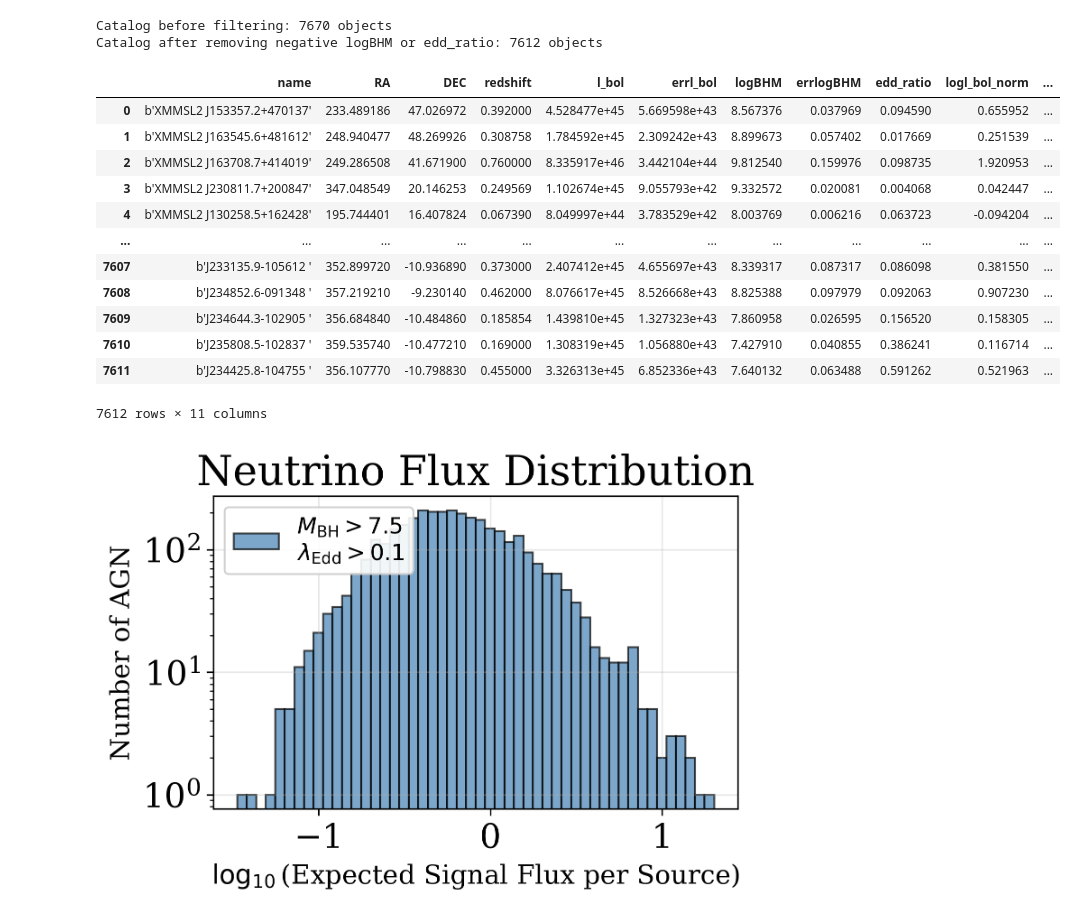
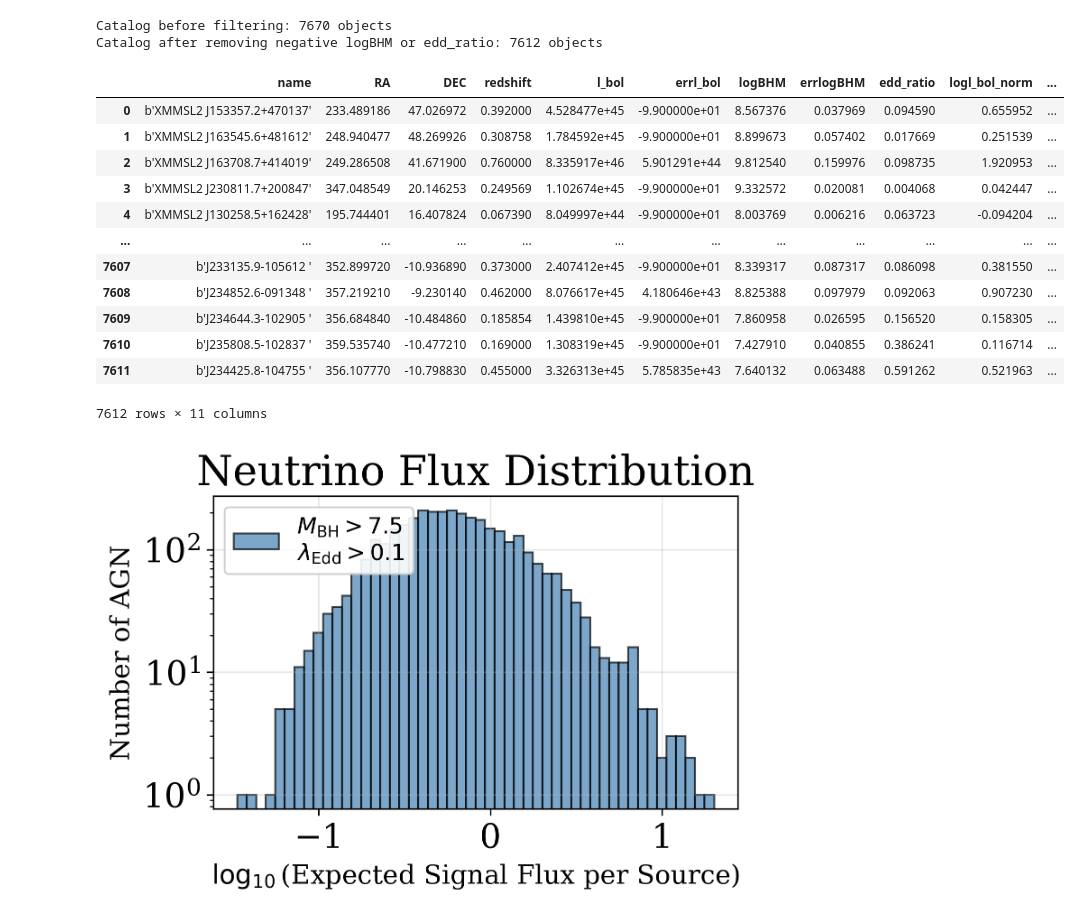
Before and after one commit to sophieroux/PopulationModelingFramework, a Jupyter notebook: population_step_nu_lumi.ipynb, the cells around one changed output. Cells and saved outputs as stored; diff of their text form; code cells hidden in the pictures.

```diff
--- a/population_step_nu_lumi.ipynb
+++ b/population_step_nu_lumi.ipynb
@@ -135,7 +135,7 @@ spiders_catalog = spiders_catalog[columns_to_keep]
 # define column mappings for redshift-based selection
 column_mappings = {
     'l_bol': ('l_bol2', 'l_bol1'),
-    'errl_bol': ('errl_bol2', 'errl_bol1'),
+    'errl_bol': ('errl_bol1', 'errl_bol2'),
     'logBHM': ('logBHMVP_hb', 'logBHMS_mgII'),
     'errlogBHM': ('errlogBHMVP_hb', 'errlogBHMS_mgII'),
     'edd_ratio': ('edd_ratio2', 'edd_ratio1')
@@ -144,44 +144,44 @@ column_mappings = {
 # create columns based on redshift condition
 for new_col, (low_z_col, high_z_col) in column_mappings.items():
     spiders_catalog[new_col] = np.where(spiders_catalog['redshift'] < 0.6,
                                        spiders_catalog[low_z_col],
                                        spiders_catalog[high_z_col])
 
 # drop all the old columns used in the mapping
 columns_to_drop = ['l_bol1', 'errl_bol1', 'l_bol2', 'errl_bol2',
                    'logBHMVP_hb', 'logBHMA_hb', 'errlogBHMVP_hb', 'errlogBHMA_hb',
                    'logBHMS_mgII', 'errlogBHMS_mgII',
                    'edd_ratio1', 'edd_ratio2']
 spiders_catalog = spiders_catalog.drop(columns=columns_to_drop)
 
 # remove negative values in logBHM or edd_ratio
 print(f"Catalog before filtering: {len(spiders_catalog)} objects")
 spiders_catalog = spiders_catalog[(spiders_catalog['logBHM'] >= 0) & (spiders_catalog['edd_ratio'] >= 0) & (spiders_catalog['l_bol'] >= 0)]
 print(f"Catalog after removing negative logBHM or edd_ratio: {len(spiders_catalog)} objects")
 # add normalized log bolometric luminosity: log10(l_bol) - 45 (dex above 1e45 erg/s)
 spiders_catalog['logl_bol_norm'] = np.log10(spiders_catalog['l_bol']) - 45.0
 spiders_catalog['logBHM_norm'] = spiders_catalog['logBHM'] - 8.5
 
 # keep only the first 1000 sources in the catalog
 #spiders_catalog = spiders_catalog.iloc[:1000].reset_index(drop=True)
 #keep entire catalog
 spiders_catalog = spiders_catalog.reset_index(drop=True)
 spiders_catalog
 # %% [output]
 Catalog before filtering: 7670 objects
 Catalog after removing negative logBHM or edd_ratio: 7612 objects
 |  | name | RA | DEC | redshift | l_bol | errl_bol | logBHM | errlogBHM | edd_ratio | logl_bol_norm | ... |
-| 0 | b'XMMSL2 J153357.2+470137' | 233.489186 | 47.026972 | 0.392000 | 4.528477e+45 | 5.669598e+43 | 8.567376 | 0.037969 | 0.094590 | 0.655952 | ... |
-| 1 | b'XMMSL2 J163545.6+481612' | 248.940477 | 48.269926 | 0.308758 | 1.784592e+45 | 2.309242e+43 | 8.899673 | 0.057402 | 0.017669 | 0.251539 | ... |
-| 2 | b'XMMSL2 J163708.7+414019' | 249.286508 | 41.671900 | 0.760000 | 8.335917e+46 | 3.442104e+44 | 9.812540 | 0.159976 | 0.098735 | 1.920953 | ... |
-| 3 | b'XMMSL2 J230811.7+200847' | 347.048549 | 20.146253 | 0.249569 | 1.102674e+45 | 9.055793e+42 | 9.332572 | 0.020081 | 0.004068 | 0.042447 | ... |
-| 4 | b'XMMSL2 J130258.5+162428' | 195.744401 | 16.407824 | 0.067390 | 8.049997e+44 | 3.783529e+42 | 8.003769 | 0.006216 | 0.063723 | -0.094204 | ... |
+| 0 | b'XMMSL2 J153357.2+470137' | 233.489186 | 47.026972 | 0.392000 | 4.528477e+45 | -9.900000e+01 | 8.567376 | 0.037969 | 0.094590 | 0.655952 | ... |
+| 1 | b'XMMSL2 J163545.6+481612' | 248.940477 | 48.269926 | 0.308758 | 1.784592e+45 | -9.900000e+01 | 8.899673 | 0.057402 | 0.017669 | 0.251539 | ... |
+| 2 | b'XMMSL2 J163708.7+414019' | 249.286508 | 41.671900 | 0.760000 | 8.335917e+46 | 5.901291e+44 | 9.812540 | 0.159976 | 0.098735 | 1.920953 | ... |
+| 3 | b'XMMSL2 J230811.7+200847' | 347.048549 | 20.146253 | 0.249569 | 1.102674e+45 | -9.900000e+01 | 9.332572 | 0.020081 | 0.004068 | 0.042447 | ... |
+| 4 | b'XMMSL2 J130258.5+162428' | 195.744401 | 16.407824 | 0.067390 | 8.049997e+44 | -9.900000e+01 | 8.003769 | 0.006216 | 0.063723 | -0.094204 | ... |
 | ... | ... | ... | ... | ... | ... | ... | ... | ... | ... | ... | ... |
-| 7607 | b'J233135.9-105612 ' | 352.899720 | -10.936890 | 0.373000 | 2.407412e+45 | 4.655697e+43 | 8.339317 | 0.087317 | 0.086098 | 0.381550 | ... |
-| 7608 | b'J234852.6-091348 ' | 357.219210 | -9.230140 | 0.462000 | 8.076617e+45 | 8.526668e+43 | 8.825388 | 0.097979 | 0.092063 | 0.907230 | ... |
-| 7609 | b'J234644.3-102905 ' | 356.684840 | -10.484860 | 0.185854 | 1.439810e+45 | 1.327323e+43 | 7.860958 | 0.026595 | 0.156520 | 0.158305 | ... |
-| 7610 | b'J235808.5-102837 ' | 359.535740 | -10.477210 | 0.169000 | 1.308319e+45 | 1.056880e+43 | 7.427910 | 0.040855 | 0.386241 | 0.116714 | ... |
-| 7611 | b'J234425.8-104755 ' | 356.107770 | -10.798830 | 0.455000 | 3.326313e+45 | 6.852336e+43 | 7.640132 | 0.063488 | 0.591262 | 0.521963 | ... |
+| 7607 | b'J233135.9-105612 ' | 352.899720 | -10.936890 | 0.373000 | 2.407412e+45 | -9.900000e+01 | 8.339317 | 0.087317 | 0.086098 | 0.381550 | ... |
+| 7608 | b'J234852.6-091348 ' | 357.219210 | -9.230140 | 0.462000 | 8.076617e+45 | 4.180646e+43 | 8.825388 | 0.097979 | 0.092063 | 0.907230 | ... |
+| 7609 | b'J234644.3-102905 ' | 356.684840 | -10.484860 | 0.185854 | 1.439810e+45 | -9.900000e+01 | 7.860958 | 0.026595 | 0.156520 | 0.158305 | ... |
+| 7610 | b'J235808.5-102837 ' | 359.535740 | -10.477210 | 0.169000 | 1.308319e+45 | -9.900000e+01 | 7.427910 | 0.040855 | 0.386241 | 0.116714 | ... |
+| 7611 | b'J234425.8-104755 ' | 356.107770 | -10.798830 | 0.455000 | 3.326313e+45 | 5.785835e+43 | 7.640132 | 0.063488 | 0.591262 | 0.521963 | ... |
 7612 rows × 11 columns
 # %%
 neutrino_flux = lambda redshift, lum, logmbh, eddr, *p: lum / (4 * np.pi * Planck18.luminosity_distance(redshift).to(u.cm).value**2) *(logmbh > p[0])* (eddr > p[1])
```
Also changed, not shown: parts of 8 cells of this notebook.
